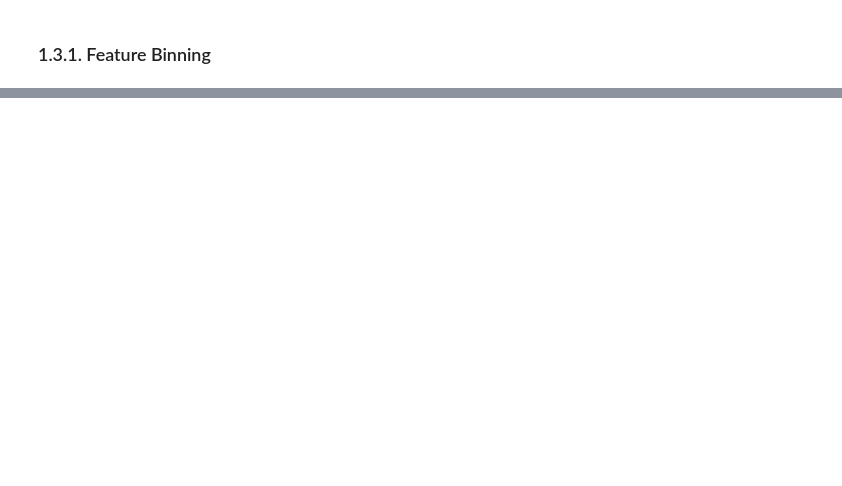
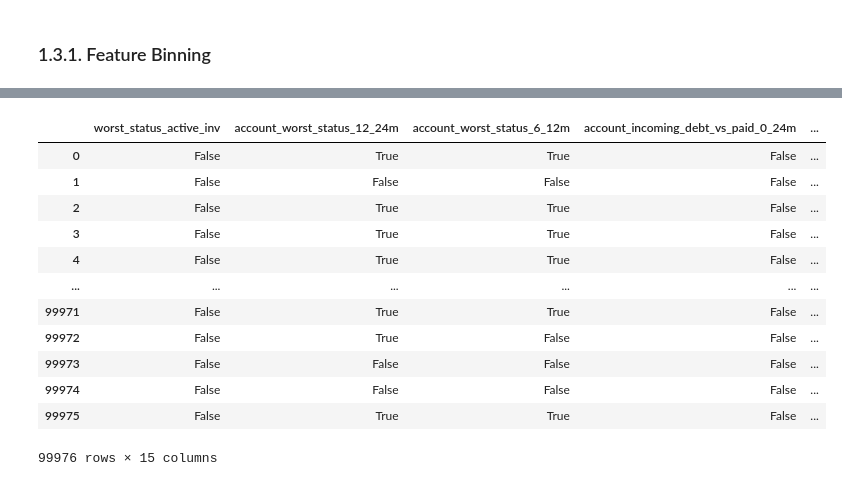
Before and after one commit to Emilio1030/Klarna, a Jupyter notebook: notebooks/Detecting MCAR pattern.ipynb, the cells around one changed output, grey strips where cells are left out. Cells and saved outputs as stored; diff of their text form; code cells hidden in the pictures; blank space fills up the shorter version.

```diff
--- a/notebooks/Detecting MCAR pattern.ipynb
+++ b/notebooks/Detecting MCAR pattern.ipynb
@@ -309,0 +330,16 @@ data.head()
+# %%
+data_missing_only
+# %% [output]
+|  | worst_status_active_inv | account_worst_status_12_24m | account_worst_status_6_12m | account_incoming_debt_vs_paid_0_24m | ... |
+| 0 | False | True | True | False | ... |
+| 1 | False | False | False | False | ... |
+| 2 | False | True | True | False | ... |
+| 3 | False | True | True | False | ... |
+| 4 | False | True | True | False | ... |
+| ... | ... | ... | ... | ... | ... |
+| 99971 | False | True | True | False | ... |
+| 99972 | False | True | False | False | ... |
+| 99973 | False | False | False | False | ... |
+| 99974 | False | False | False | False | ... |
+| 99975 | False | True | True | False | ... |
+99976 rows × 15 columns
```
Also changed, not shown: parts of 29 cells of this notebook.
